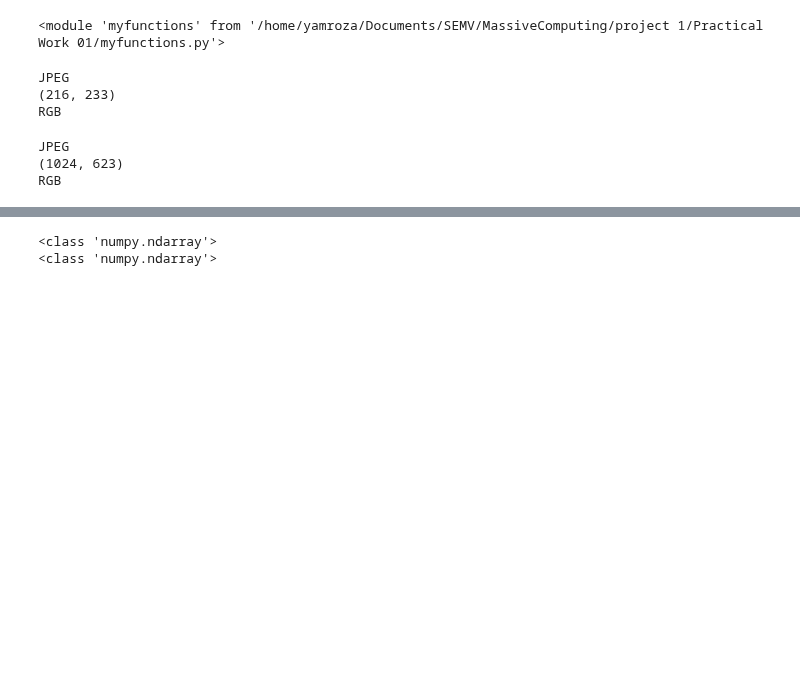
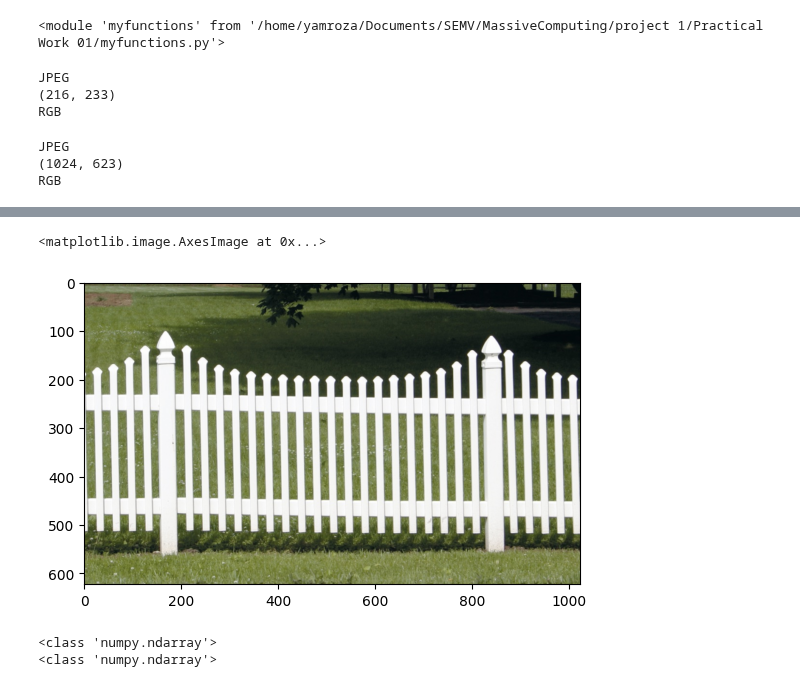
Before and after one commit to Yamroza/MassiveComputing, a Jupyter notebook: project 1/Practical Work 01/First Practical Work.ipynb, the cells around one changed output, grey strips where cells are left out. Cells and saved outputs as stored; diff of their text form; code cells hidden in the pictures; blank space fills up the shorter version.

```diff
--- a/project 1/Practical Work 01/First Practical Work.ipynb
+++ b/project 1/Practical Work 01/First Practical Work.ipynb
@@ -60,3 +66,9 @@ image2 = np.array(F_IMAGE2)
+# %%
+plt.figure()
+plt.imshow(image2)
+# %% [output]
+<matplotlib.image.AxesImage at 0x...>
+[figure, added]
 # %%
 # check that images were converted into numpy arrays correctly
 print(type(image1)) # --> output: <class 'numpy.ndarray'>
```
Also changed, not shown: parts of 8 cells of this notebook.
